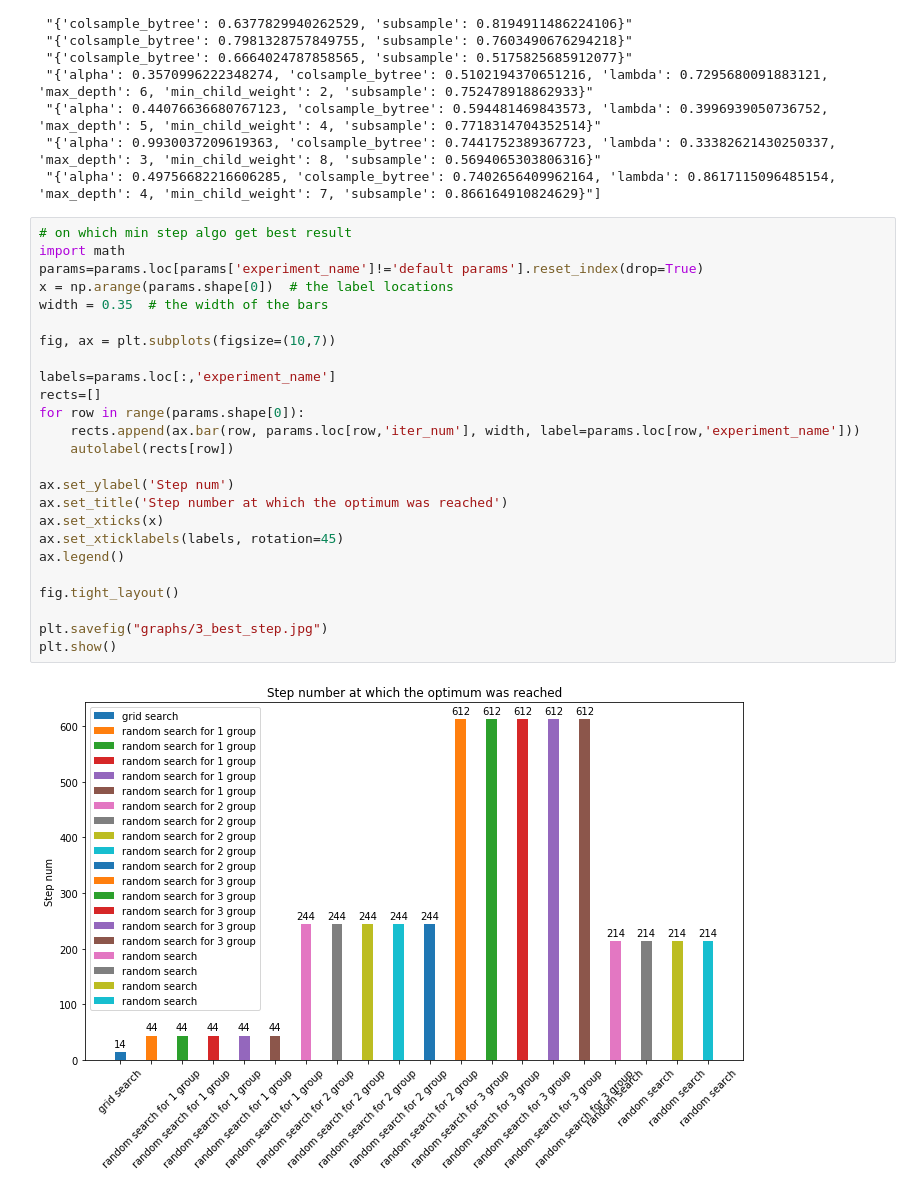
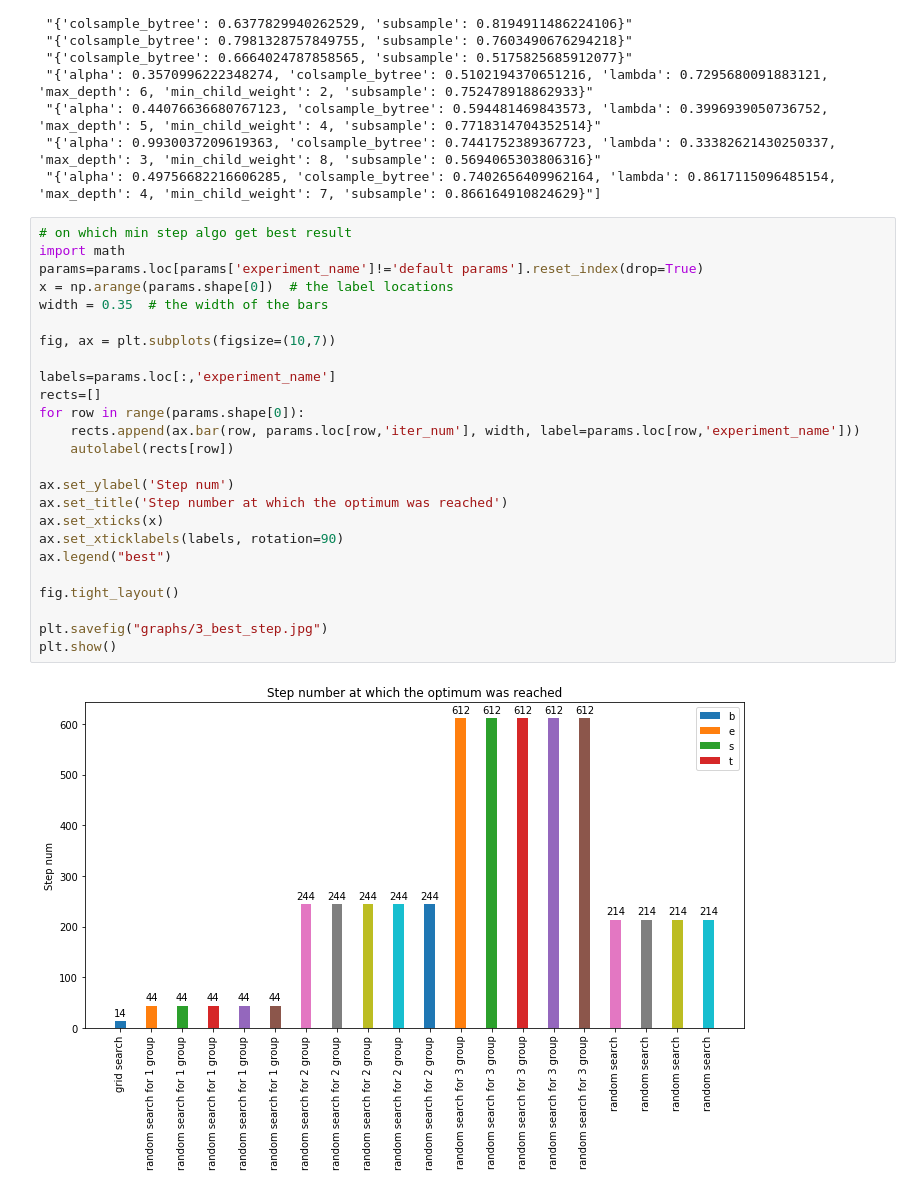
Before and after one commit to HollowPrincess/GradBoostOptim, a Jupyter notebook: xgboost_test_1_analysis.ipynb, the cells around one changed output. Drawn from its saved outputs; the diff is of its cells as text.

```diff
--- a/xgboost_test_1_analysis.ipynb
+++ b/xgboost_test_1_analysis.ipynb
@@ -292,30 +293,30 @@ print(params.params.values)
 # %%
 # on which min step algo get best result
 import math
 params=params.loc[params['experiment_name']!='default params'].reset_index(drop=True)
 x = np.arange(params.shape[0])  # the label locations
 width = 0.35  # the width of the bars
 
 fig, ax = plt.subplots(figsize=(10,7))
 
 labels=params.loc[:,'experiment_name']
 rects=[]
 for row in range(params.shape[0]):
     rects.append(ax.bar(row, params.loc[row,'iter_num'], width, label=params.loc[row,'experiment_name']))
     autolabel(rects[row])
 
 ax.set_ylabel('Step num')
 ax.set_title('Step number at which the optimum was reached')
 ax.set_xticks(x)
-ax.set_xticklabels(labels, rotation=45)
-ax.legend()
+ax.set_xticklabels(labels, rotation=90)
+ax.legend("best")
 
 fig.tight_layout()
 
 plt.savefig("graphs/3_best_step.jpg")
 plt.show()
 # %% [output]
-[figure, old version]
+[figure, new version]
 # %%
 #params influence
 
```
Also changed, not shown: parts of 2 cells of this notebook, 7 other files.
